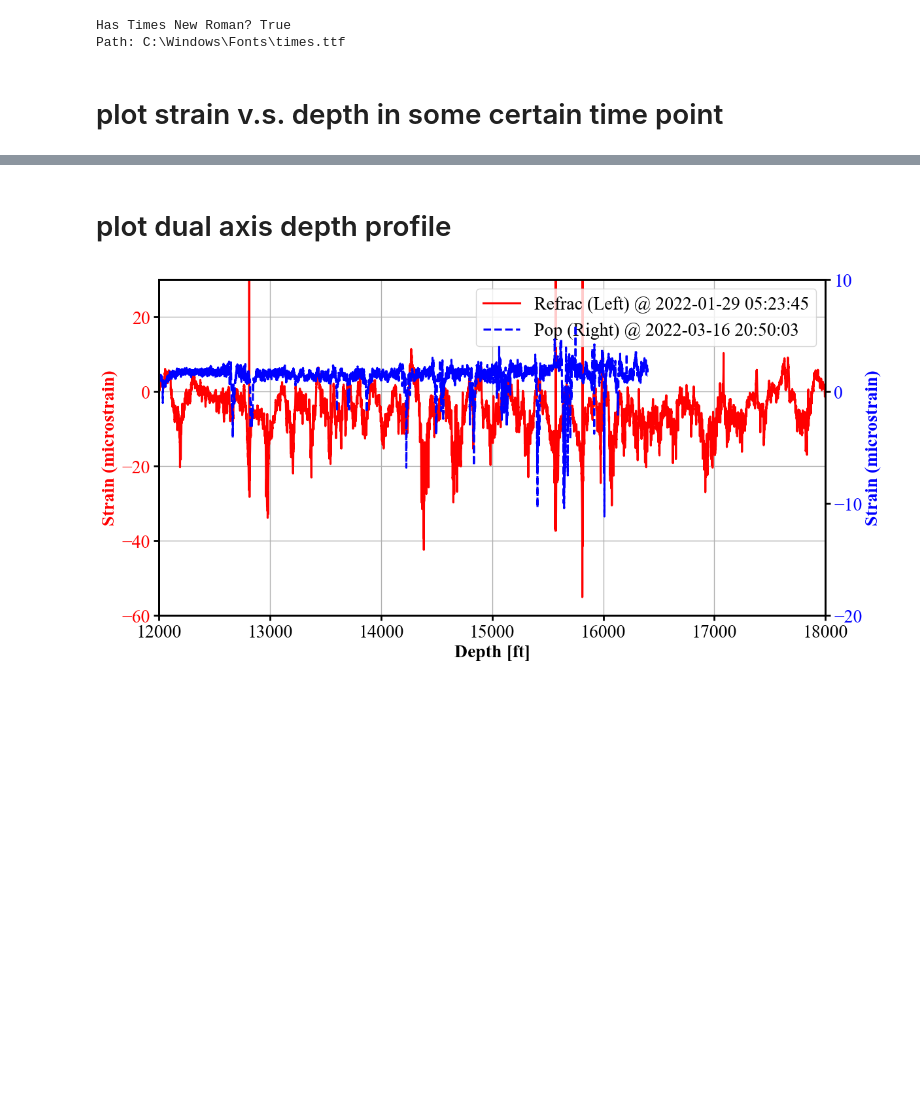
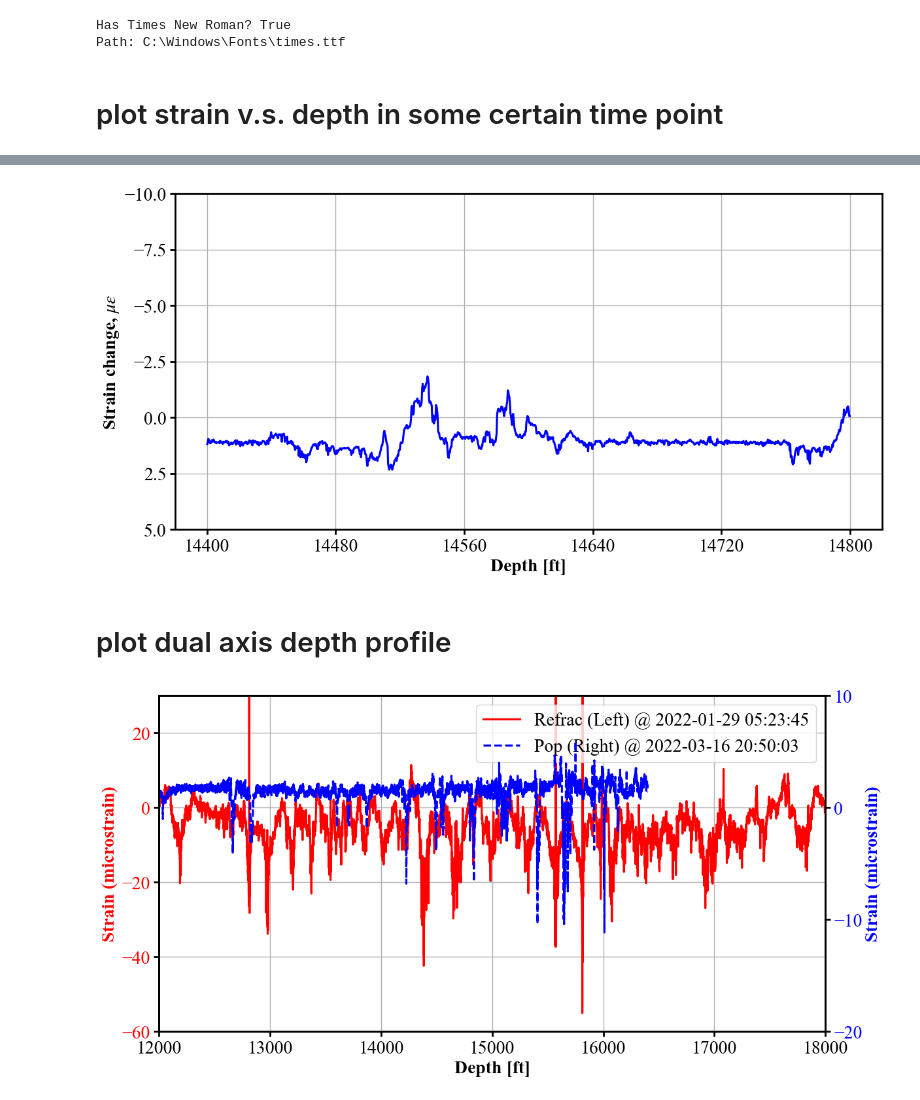
Before and after one commit to felix-mao-1516/plot-for-research-, a Jupyter notebook: 2D_plot_and_slippage_clbrt.ipynb, the cells around one changed output, grey strips where cells are left out. Saved outputs shown, nothing was run; the diff lists cells and outputs as text; code cells hidden in the pictures; blank space fills up the shorter version.

```diff
--- a/2D_plot_and_slippage_clbrt.ipynb
+++ b/2D_plot_and_slippage_clbrt.ipynb
@@ -105,3 +66,63 @@ ax.legend(loc='upper left')
+# %%
+
+# （可选）把 stamps 转为 DatetimeIndex，便于时间戳就近匹配
+stamps_idx = decode_stamps_to_datetimeindex(date_plot, fmt='%m/%d/%Y %H:%M:%S.%f') if date_plot is not None else None
+
+# 1) 用“行号”选多个时刻
+# fig, ax = plot_depth_profiles_in_window(
+#     dstrain, depth,
+#     depth_min=12000, depth_max=16000,
+#     times=[5000, 5500],                # 多个时刻（行号）
+#     stamps_index=None,                      # 行号选时刻时不用传
+#     depth_unit="ft", strain_unit="(microstrain)",
+#     grid=True, legend='auto',                # 继承了 make_standard_figure 的风格与图例逻辑
+#     figsize = (12, 6)
+# )
+# # 用你自定义的文本覆盖
+# lines = [ln for ln in ax.get_lines() if ln.get_label() != '_nolegend_']
+# ax.legend(lines, ["line_5000", "line_5500"])   # 覆盖成你的自定义文本
+
+
+# 2) 用“时间戳”选多个时刻（需要 stamps_index）
+fig, ax = plot_depth_profiles_in_window(
+    dstrain, depth,
+    depth_min=14400, depth_max=14800,
+    # times=["2022-06-01 07:51:07"],
+    times=[#"2022-06-01 08:00:00",
+        #    "2022-06-01 08:09:03",
+        #    "2022-06-02 08:00:00",
+        #    "2022-06-03 08:00:00",
+           "2022-06-03 11:00:00",],
+        #    "2022-06-04 08:00:00",
+        #    "2022-06-05 07:30:00",
+        #    "2022-06-06 09:45:00",],   # 多个时刻（时间字符串） #["2022-03-19 18:51:16", "2022-03-14 21:10:00"]
+
+    stamps_index=stamps_idx,                                 # 传入时间索引以最近匹配
+    depth_unit="ft", strain_unit=r'$\mu\varepsilon$',
+    grid=True, legend='auto',
+    figsize = (12, 6)
+)
+
+ax.set_ylim(-10,5)
+ax.legend(loc='lower left', ncol=2) #'upper left'
+leg = ax.get_legend()
+if leg is not None:
+    leg.remove()
+
+#let the legend in to two columns
+# ax.legend(loc='upper right', ncol=2)
+
+# user defined legend labels
+# lines = [ln for ln in ax.get_lines() if ln.get_label() != '_nolegend_']
+# line_colors = ['navy','pink' , 'green', 'red', 'orange', 'blue']  # Define a list of colors for the lines
+# for line, color in zip(lines, line_colors):
+#     line.set_color(color)
+# ax.legend(lines, ["all shut in", "5H flowback", "5H shut-in", "3H flowback", "3H shut-in", "4H flowback"],loc='lower left', ncol=2)
+# adjust lines color (7 lines)
+
+ax.invert_yaxis()  # 深度轴反向
+# %% [output]
+[figure, added]
 # %% [markdown]
 # plot dual axis depth profile
 # %%
```
Also changed, not shown: parts of 2 cells of this notebook, 8 other files.
